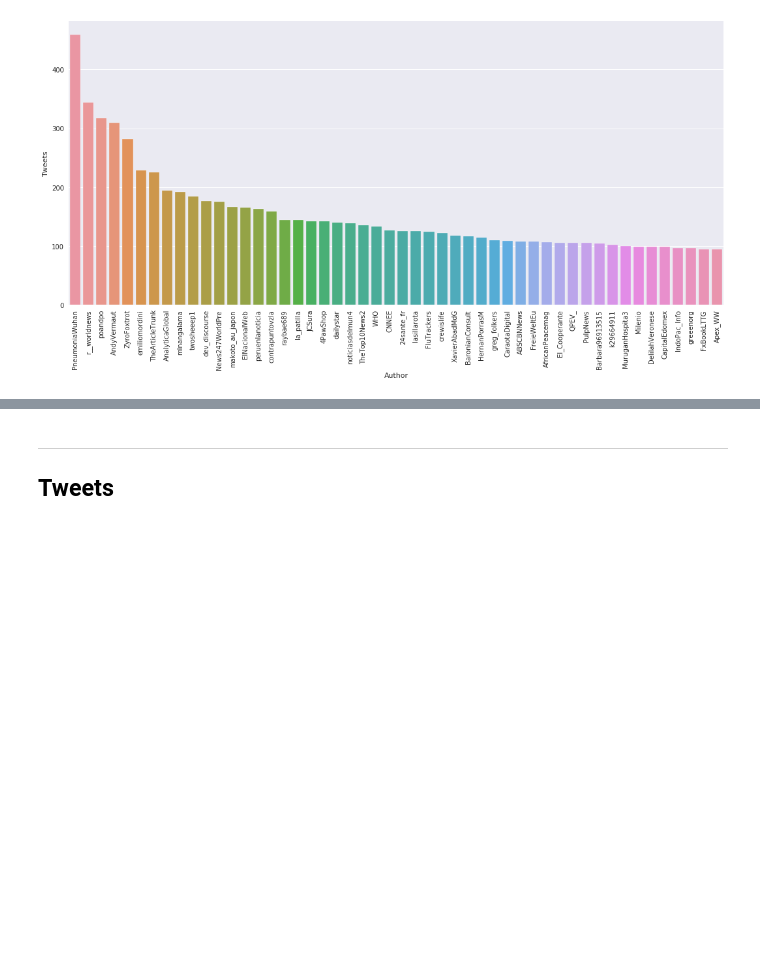
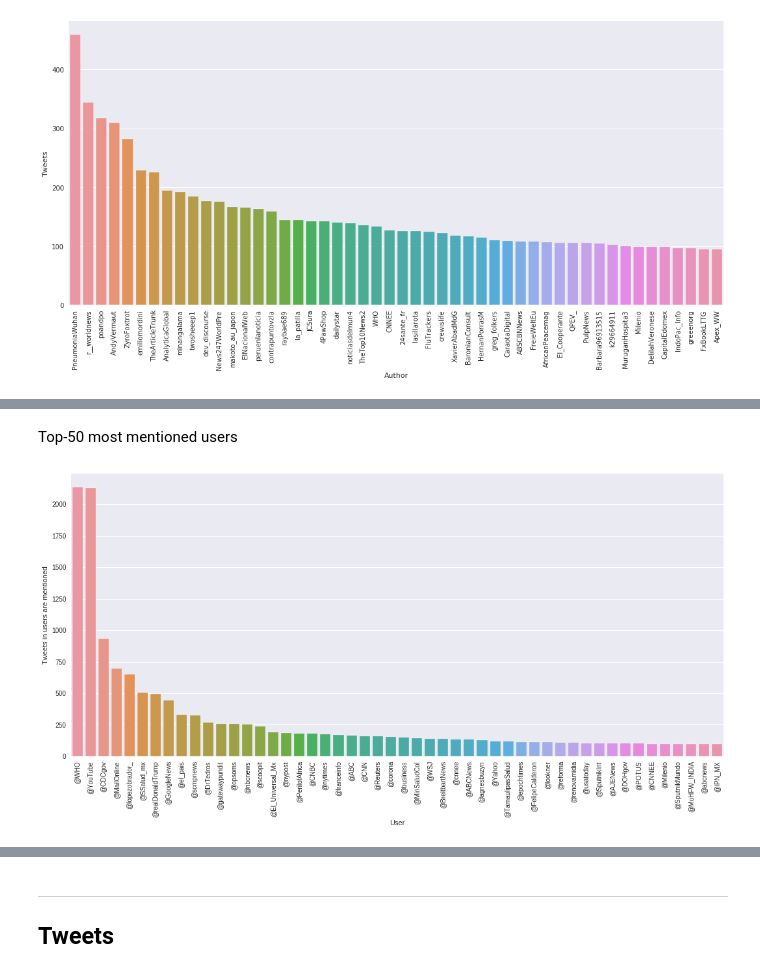
Before and after one commit to social-link-analytics-group-bsc/tw_coronavirus, a Jupyter notebook: corona_virus.ipynb, the cells around one changed output, grey strips where cells are left out. Cells and saved outputs as stored; diff of their text form; code cells hidden in the pictures; blank space fills up the shorter version.

```diff
--- a/corona_virus.ipynb
+++ b/corona_virus.ipynb
@@ -146,0 +166,2 @@ plt.show()
+# %%
+tweets_with_mentions = tweets[~tweets['mentions'].isna()]
@@ -146,0 +172,12 @@ plt.show()
+# %%
+user_mentions = defaultdict(int)
+for index, tweet in tweets_with_mentions.iterrows():
+    mentions = tweet['mentions'].split()
+    for mention in mentions:
+        user_mentions[mention] += 1
+# %%
+user_mentions_df = pd.DataFrame.from_dict({'username': list(user_mentions.keys()),
+                                           'mention_count': list(user_mentions.values())})
+# %%
+# remove @ mention because there cannot be an user with @ as username
+user_mentions_df = user_mentions_df[user_mentions_df['username']!='@']
@@ -146,0 +201,12 @@ plt.show()
+# %% [markdown]
+Top-50 most mentioned users
+# %%
+plt.figure(figsize=(18,8))
+mentioned_users = list(user_mentions_df.sort_values('mention_count', ascending=False).head(50)['username'])
+mentions_count = list(user_mentions_df.sort_values('mention_count', ascending=False).head(50)['mention_count'])
+fig = sns.barplot(x=mentioned_users, y=mentions_count)
+fig.set(xlabel='User', ylabel=b'Tweets in users are mentioned')
+fig.set_xticklabels(labels=mentioned_users, rotation=90)
+plt.show()
+# %% [output]
+[figure, added]
```
Also changed, not shown: parts of 9 cells of this notebook.
